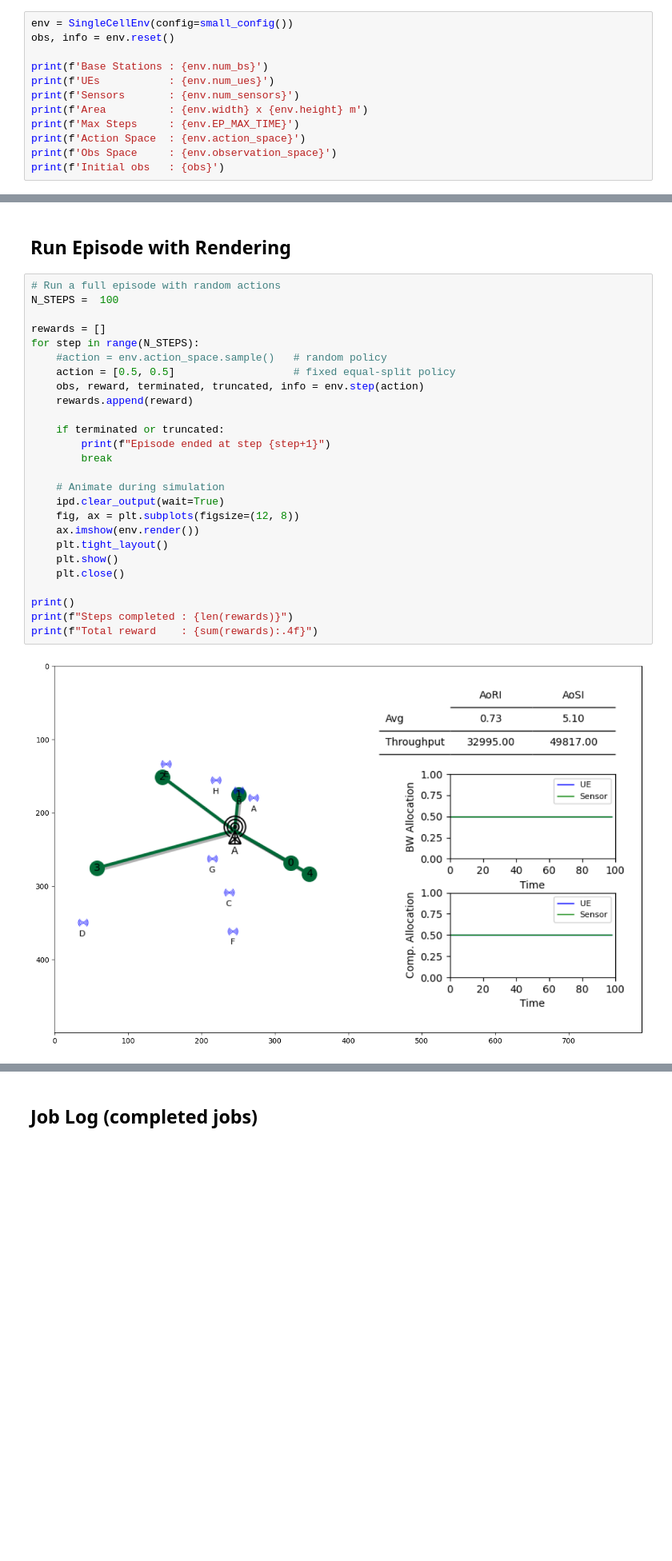
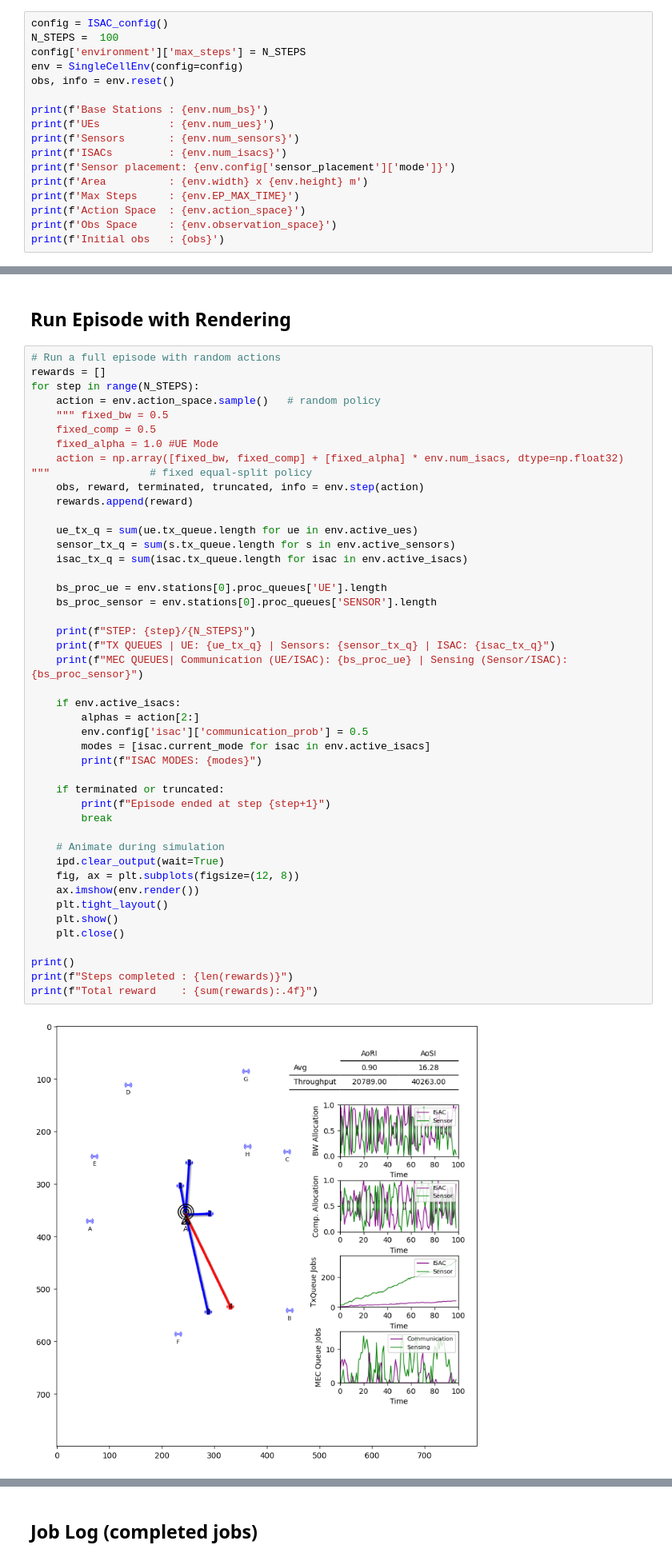
Before and after one commit to elifohri/MetaLore-simulator, a Jupyter notebook: demo.ipynb, the cells around one changed output, grey strips where cells are left out. Shown at 80% size. Drawn from its saved outputs; the diff is of its cells as text; blank space fills up the shorter version.

Commit message:
added isac project

```diff
--- a/demo.ipynb
+++ b/demo.ipynb
@@ -16,12 +19,17 @@ MetaLore imported successfully!
 # %% [markdown]
 ## Create & Reset Environment
 # %%
-env = SingleCellEnv(config=small_config())
+config = ISAC_config()
+N_STEPS =  100
+config['environment']['max_steps'] = N_STEPS
+env = SingleCellEnv(config=config)
 obs, info = env.reset()
 
 print(f'Base Stations : {env.num_bs}')
 print(f'UEs           : {env.num_ues}')
 print(f'Sensors       : {env.num_sensors}')
+print(f'ISACs         : {env.num_isacs}')
+print(f'Sensor placement: {env.config['sensor_placement']['mode']}')
 print(f'Area          : {env.width} x {env.height} m')
 print(f'Max Steps     : {env.EP_MAX_TIME}')
 print(f'Action Space  : {env.action_space}')
@@ -40,29 +50,47 @@ Initial obs   : [0. 0.]
 ## Run Episode with Rendering
 # %%
 # Run a full episode with random actions
-N_STEPS =  100
-
 rewards = []
 for step in range(N_STEPS):
-    #action = env.action_space.sample()   # random policy
-    action = [0.5, 0.5]                   # fixed equal-split policy
+    action = env.action_space.sample()   # random policy
+    """ fixed_bw = 0.5
+    fixed_comp = 0.5
+    fixed_alpha = 1.0 #UE Mode
+    action = np.array([fixed_bw, fixed_comp] + [fixed_alpha] * env.num_isacs, dtype=np.float32) """                # fixed equal-split policy
     obs, reward, terminated, truncated, info = env.step(action)
     rewards.append(reward)
+
+    ue_tx_q = sum(ue.tx_queue.length for ue in env.active_ues)
+    sensor_tx_q = sum(s.tx_queue.length for s in env.active_sensors)
+    isac_tx_q = sum(isac.tx_queue.length for isac in env.active_isacs)
+
+    bs_proc_ue = env.stations[0].proc_queues['UE'].length
+    bs_proc_sensor = env.stations[0].proc_queues['SENSOR'].length
+
+    print(f"STEP: {step}/{N_STEPS}")
+    print(f"TX QUEUES | UE: {ue_tx_q} | Sensors: {sensor_tx_q} | ISAC: {isac_tx_q}")
+    print(f"MEC QUEUES| Communication (UE/ISAC): {bs_proc_ue} | Sensing (Sensor/ISAC): {bs_proc_sensor}")
+
+    if env.active_isacs:
+        alphas = action[2:]
+        env.config['isac']['communication_prob'] = 0.5
+        modes = [isac.current_mode for isac in env.active_isacs]
+        print(f"ISAC MODES: {modes}")
 
     if terminated or truncated:
         print(f"Episode ended at step {step+1}")
         break
 
     # Animate during simulation
     ipd.clear_output(wait=True)
     fig, ax = plt.subplots(figsize=(12, 8))
     ax.imshow(env.render())
     plt.tight_layout()
     plt.show()
     plt.close()
 
 print()
 print(f"Steps completed : {len(rewards)}")
 print(f"Total reward    : {sum(rewards):.4f}")
 # %% [output]
-[figure, old version]
+[figure, new version]
```
Also changed, not shown: parts of 7 cells of this notebook, 18 other files.
